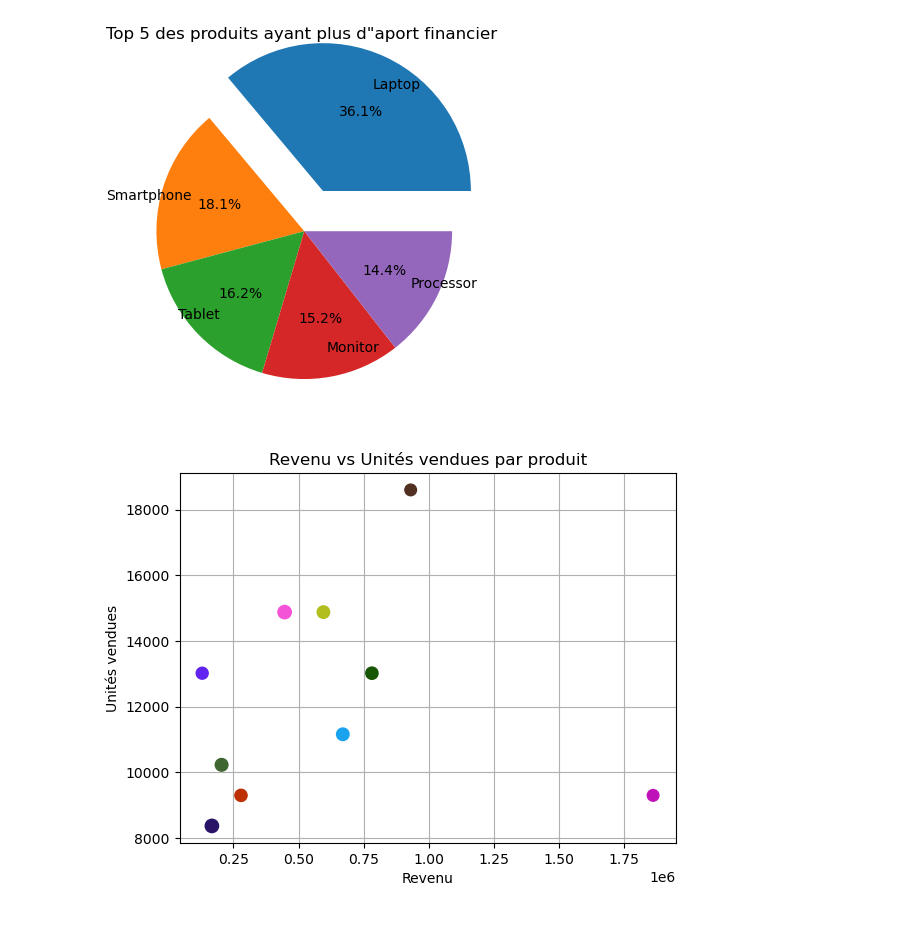
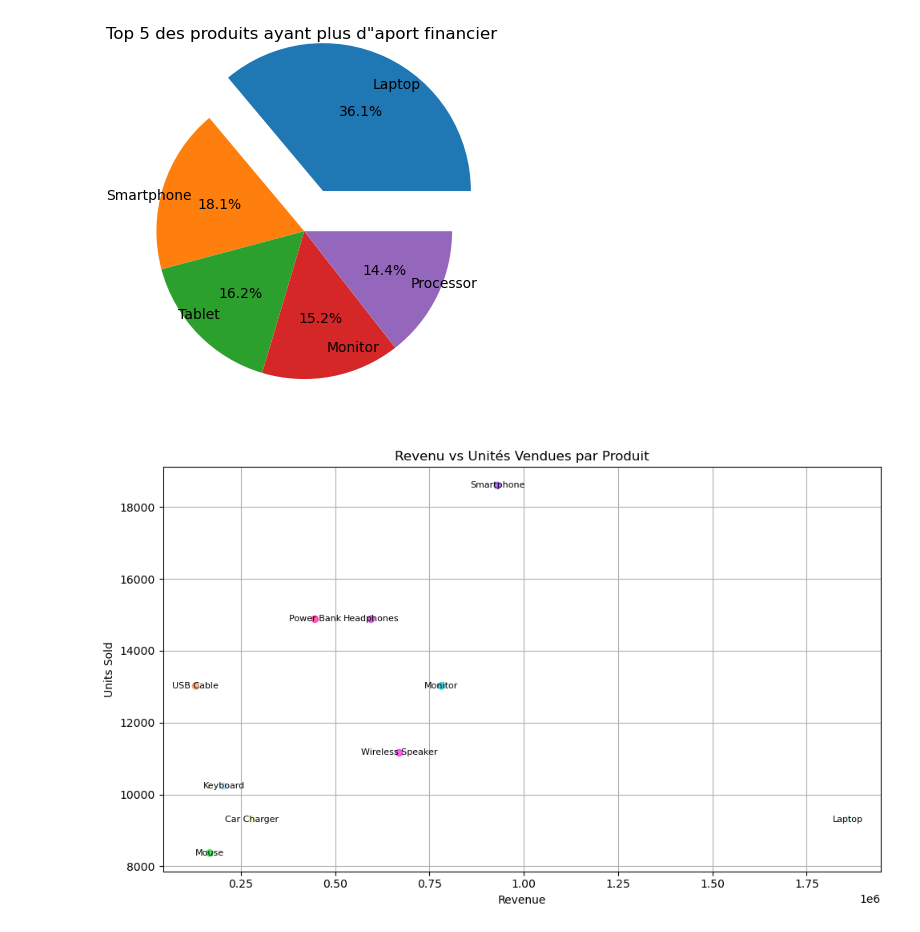
Before and after one commit to GAUTIER1998/Brief, a Jupyter notebook: Mon brief.ipynb, the cells around one changed output. Drawn from its saved outputs; the diff is of its cells as text; code cells hidden in the pictures.

```diff
--- a/Mon brief.ipynb
+++ b/Mon brief.ipynb
@@ -179,18 +183,35 @@ plt.title('Top 5 des produits ayant plus d"aport financier ')
 plt.show()
 # %% [output]
 [figure]
-# %%
-revenu_par_produit = df.groupby('Product')[['Revenue','Units Sold']].sum().nlargest(10,'Units Sold')
-X = revenu_par_produit[ ['Revenue']]
-couleurs = np.random.rand(10,3)
-tailles = np.random.randint(70, 100, 10)
-
-plt.scatter(X, produits_plus_vendus, c =couleurs, s = tailles)
-plt.title('Revenu vs Unités vendues par produit')
-plt.xlabel('Revenu')
-plt.ylabel('Unités vendues')
-plt.grid(True)
-
-plt.show()
-# %% [output]
-[figure, removed]
+# %%
+# On suppose que 'df' est votre DataFrame
+revenu_par_produit = df.groupby('Product')[['Revenue','Units Sold']].sum().nlargest(10,'Units Sold')
+# Extraire les données pour le graphique
+revenus = revenu_par_produit['Revenue']
+unites_vendues = revenu_par_produit['Units Sold']
+produits = revenu_par_produit.index.tolist()
+
+# Générer des couleurs aléatoires pour les points de données
+couleurs = np.random.rand(len(produits), 3)
+
+# Créer le nuage de points
+plt.figure(figsize=(10, 6))  # Taille de la figure
+plt.scatter(revenus,unites_vendues, c=couleurs, alpha=0.7)  # Transparence
+
+# Ajouter des étiquettes de produits comme annotations
+for i, (produit,unites_vendues, revenue ) in enumerate(zip(produits,unites_vendues, revenus )):
+    plt.annotate(produit, xy=( revenue,unites_vendues), ha='center', va='center', fontsize=8)
+
+# Définir le titre et les étiquettes du graphique
+plt.title('Revenu vs Unités Vendues par Produit')
+plt.xlabel('Revenue')
+plt.ylabel('Units Sold')
+
+# Ajouter des lignes de grille
+plt.grid(True)
+
+# Afficher le graphique
+plt.tight_layout()
+plt.show()
+# %% [output]
+[figure, added]
```
Also changed, not shown: parts of 2 cells of this notebook.
